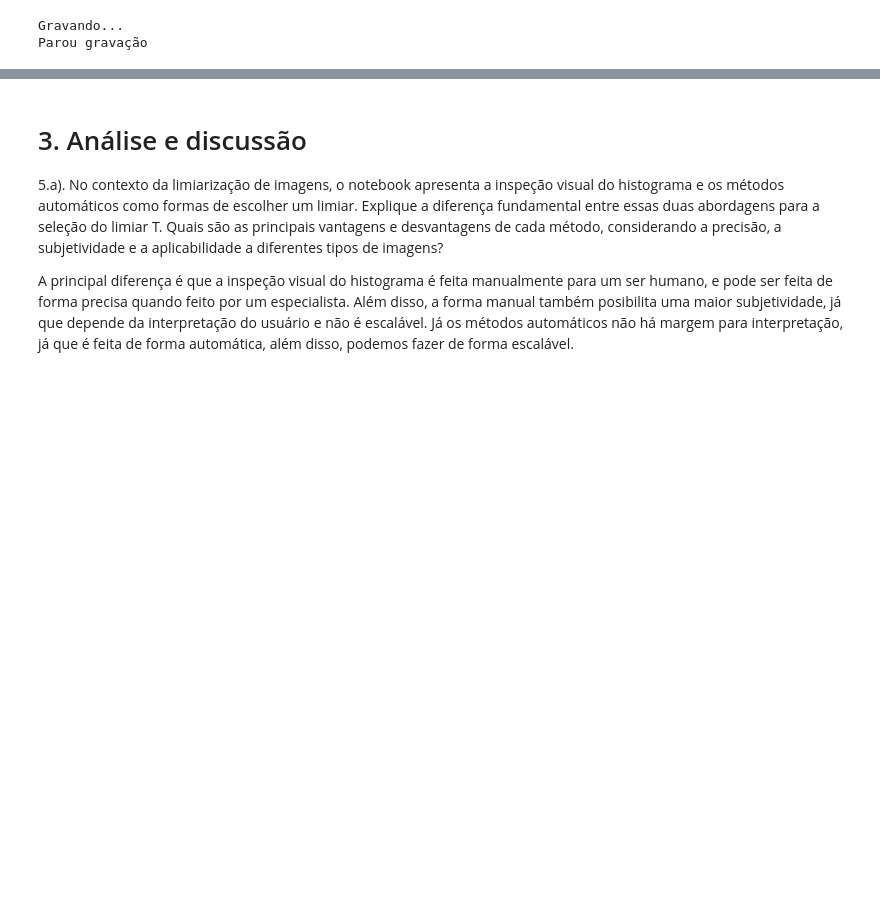
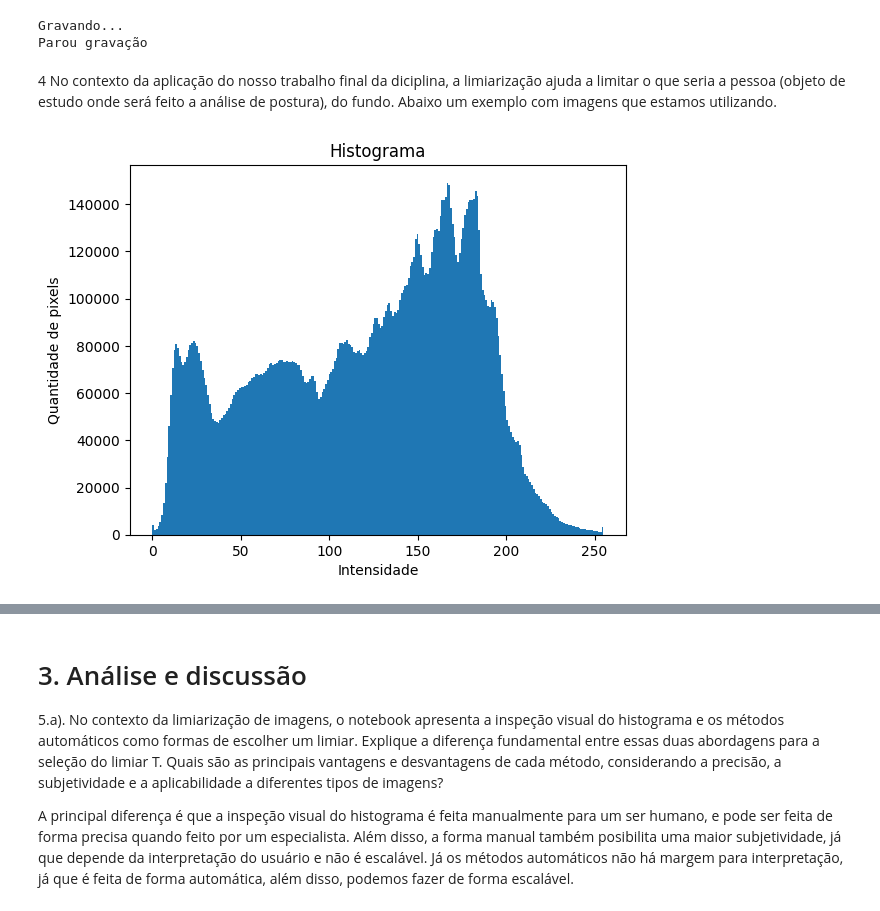
Before and after one commit to yoochuua/Processamento-digital-imagens, a Jupyter notebook: Lab6/relatorio_lab6.ipynb, the cells around one changed output, grey strips where cells are left out. Drawn from its saved outputs; the diff is of its cells as text; code cells hidden in the pictures; blank space fills up the shorter version.

```diff
--- a/Lab6/relatorio_lab6.ipynb
+++ b/Lab6/relatorio_lab6.ipynb
@@ -18,9 +18,11 @@ import matplotlib.pyplot as plt
 # %%
 img = cv2.imread('foto1.jpg')
 rice = cv2.imread('rice.png')
+postura = cv2.imread('postura_incorreta.jpg')
 img2 = cv2.imread("aula04fig02.png")
 img_gray = cv2.cvtColor(img, cv2.COLOR_RGBA2GRAY)
 rice_gray = cv2.cvtColor(rice, cv2.COLOR_RGBA2GRAY)
+postura_gray = cv2.cvtColor(postura, cv2.COLOR_RGBA2GRAY)
 # %% [markdown]
 ### Limiarização Manual
 # %%
@@ -161,3 +163,13 @@ cv2.destroyAllWindows()
 # %% [output]
 Gravando...
 Parou gravação
+# %% [markdown]
+4 No contexto da aplicação do nosso trabalho final da diciplina, a limiarização ajuda a limitar o que seria a pessoa (objeto de estudo onde será feito a análise de postura), do fundo. Abaixo um exemplo com imagens que estamos utilizando.
+# %%
+plt.hist(postura.ravel(), bins=256)
+plt.title("Histograma")
+plt.xlabel("Intensidade")
+plt.ylabel("Quantidade de pixels")
+plt.show()
+# %% [output]
+[figure, added]
```
Also changed, not shown: parts of 1 cell of this notebook, 1 other file.
